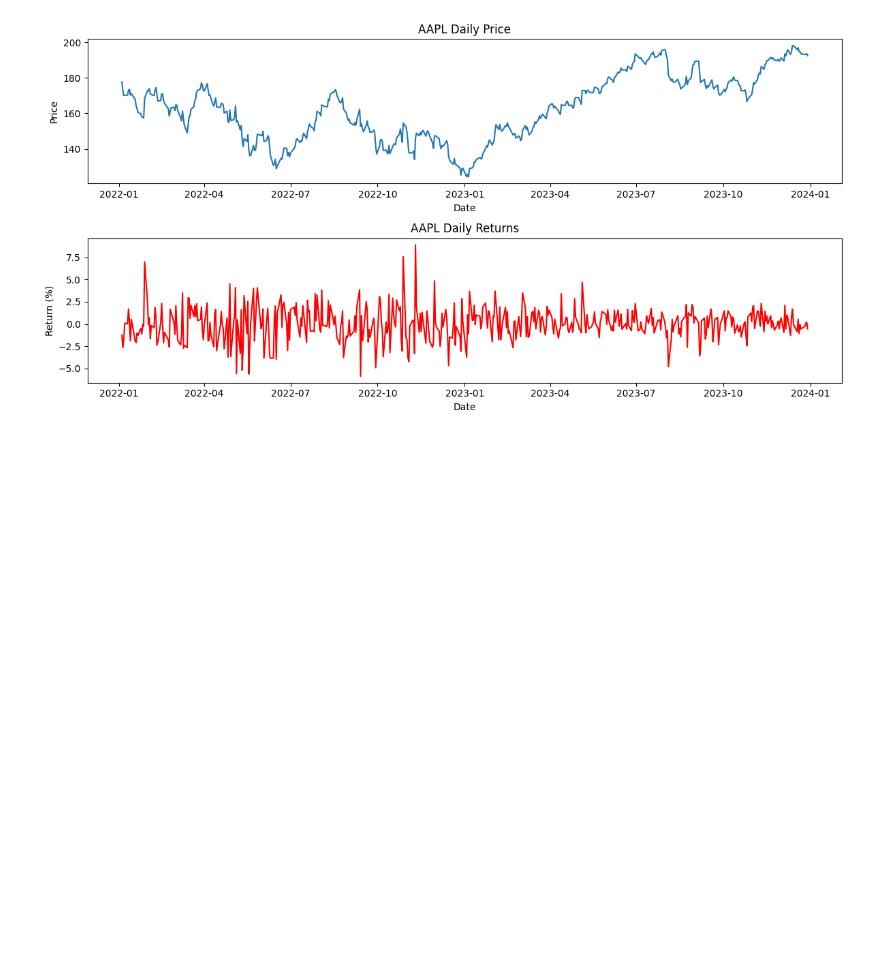
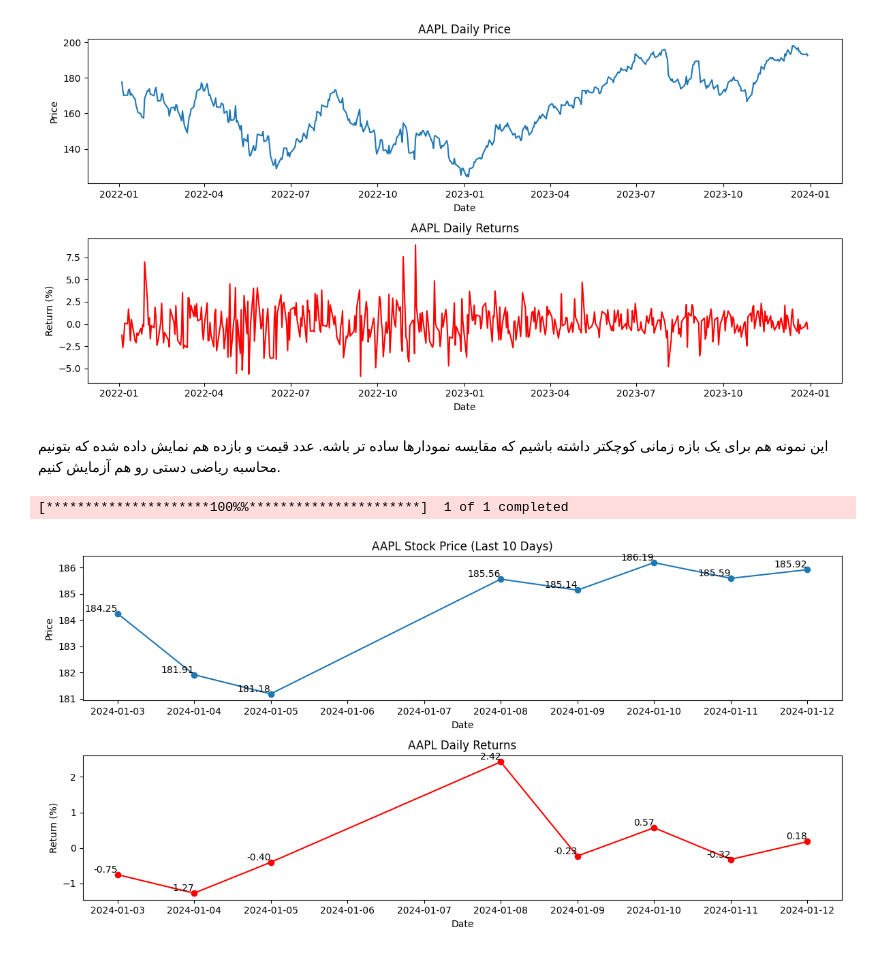
Before and after one commit to asefycom/python-finance, a Jupyter notebook: 00_return/daily_return.ipynb, the cells around one changed output. Drawn from its saved outputs; the diff is of its cells as text; code cells hidden in the pictures; blank space fills up the shorter version.

```diff
--- a/00_return/daily_return.ipynb
+++ b/00_return/daily_return.ipynb
@@ -52,3 +52,52 @@ plt.show()
 # %% [output]
 [*********************100%%**********************]  1 of 1 completed
 [figure]
+# %% [markdown]
+این نمونه هم برای یک بازه زمانی کوچکتر داشته باشیم که مقایسه نمودارها ساده تر باشه. عدد قیمت و بازده هم نمایش داده شده که بتونیم محاسبه ریاضی دستی رو هم آزمایش کنیم.
+# %%
+import yfinance as yf
+import pandas as pd
+import matplotlib.pyplot as plt
+
+# تعیین نماد سهم (مثال: اپل)
+symbol = 'AAPL'
+
+# دریافت داده‌های تاریخچه سهم با استفاده از yfinance
+data = yf.download(symbol, start='2024-01-01', end='2024-01-15')
+
+# ایجاد ستون برای ذخیره ریترن روزانه
+data['Daily_Return'] = data['Adj Close'].pct_change() * 100
+
+# حذف ردیف‌هایی که دارای NaN هستند
+data = data.dropna()
+
+# نمودار قیمت سهم در یک بازه ۱۰ روزه
+plt.figure(figsize=(12, 6))
+plt.subplot(2, 1, 1)
+plt.plot(data['Adj Close'], marker='o')
+
+# نوشتن قیمت‌ها روی نمودار
+for i, price in enumerate(data['Adj Close']):
+    plt.text(data.index[i], price, f'{price:.2f}', ha='right', va='bottom')
+
+plt.title(f'{symbol} Stock Price (Last 10 Days)')
+plt.xlabel('Date')
+plt.ylabel('Price')
+
+# نمودار ریترن روزانه
+plt.subplot(2, 1, 2)
+plt.plot(data['Daily_Return'], color='red', marker='o')
+
+# نوشتن ریترن‌ها روی نمودار
+for i, ret in enumerate(data['Daily_Return']):
+    plt.text(data.index[i], ret, f'{ret:.2f}', ha='right', va='bottom')
+
+plt.title(f'{symbol} Daily Returns')
+plt.xlabel('Date')
+plt.ylabel('Return (%)')
+
+plt.tight_layout()
+plt.show()
+# %% [output]
+[*********************100%%**********************]  1 of 1 completed
+[figure, added]
```
